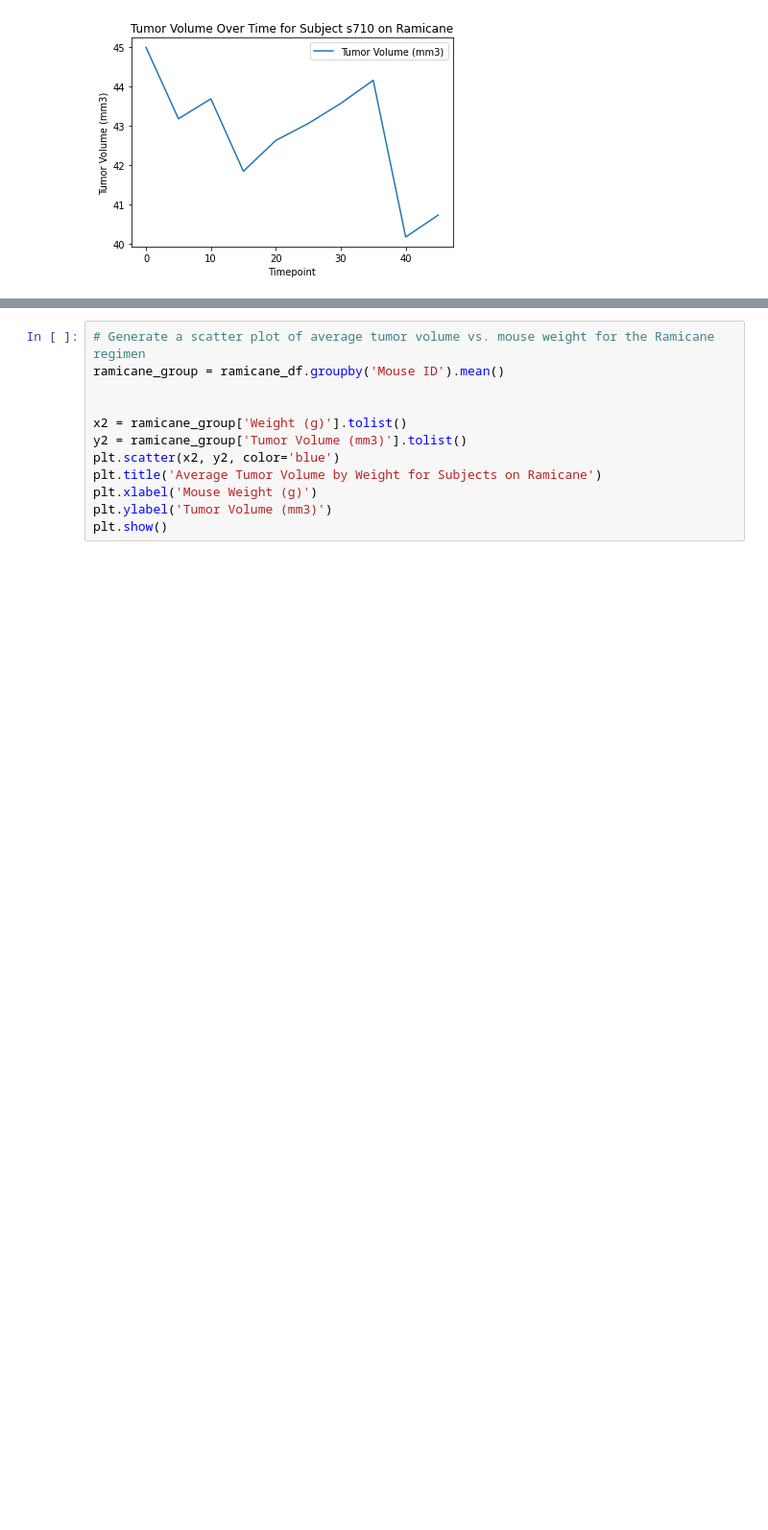
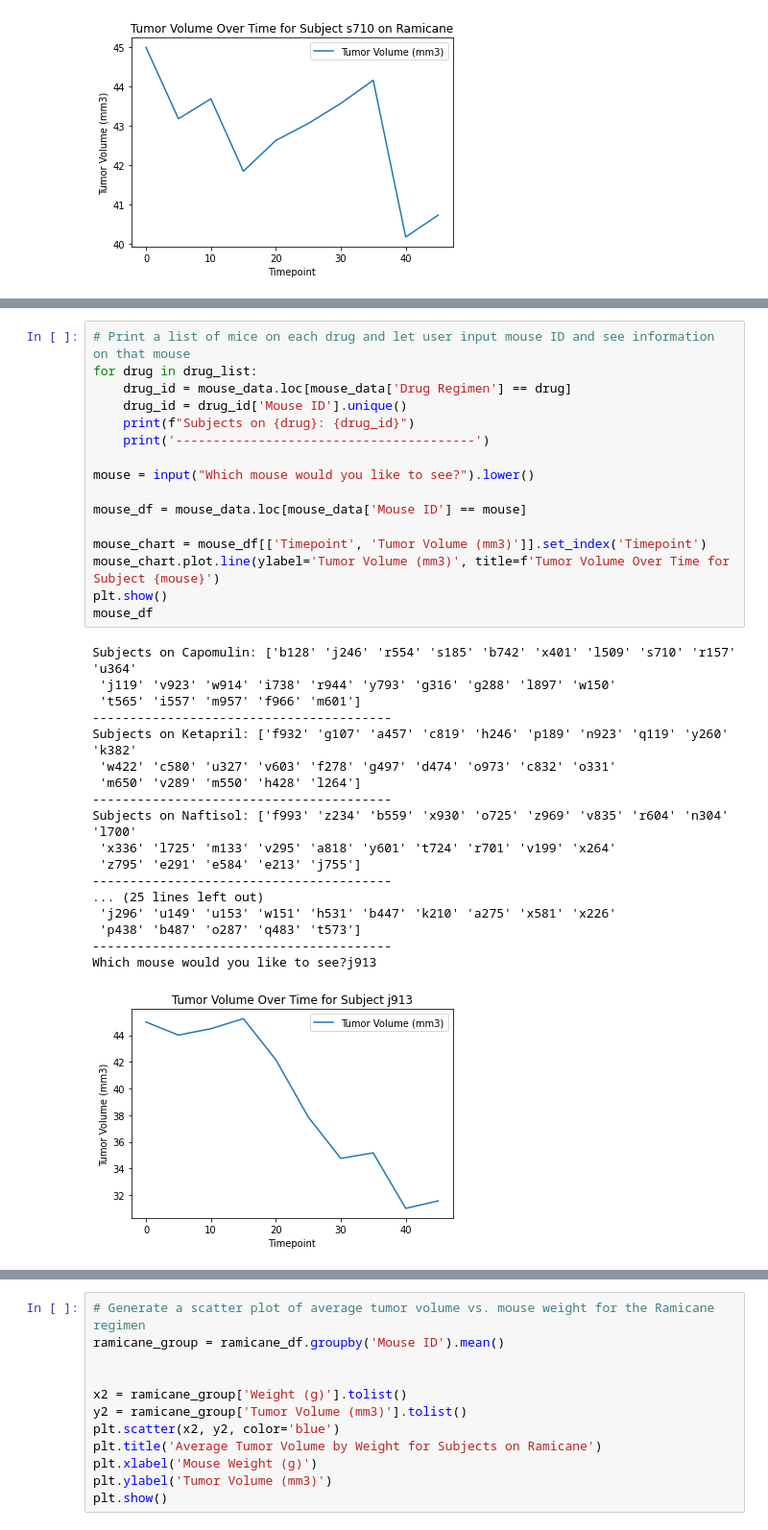
Before and after one commit to SwervingMage86/matplotlib-challenge, a Jupyter notebook: Pymaceuticals/pymaceuticals.ipynb, the cells around one changed output, grey strips where cells are left out. Shown at 96% size. Cells and saved outputs as stored; diff of their text form; blank space fills up the shorter version.

```diff
--- a/Pymaceuticals/pymaceuticals.ipynb
+++ b/Pymaceuticals/pymaceuticals.ipynb
@@ -346,3 +356,38 @@ g791_chart.plot.line(ylabel='Tumor Volume (mm3)', title='Tumor Volume Over Time
 plt.show()
 # %% [output]
 [figure]
+# %%
+# Print a list of mice on each drug and let user input mouse ID and see information on that mouse
+for drug in drug_list:
+    drug_id = mouse_data.loc[mouse_data['Drug Regimen'] == drug]
+    drug_id = drug_id['Mouse ID'].unique()
+    print(f"Subjects on {drug}: {drug_id}")
+    print('----------------------------------------')
+
+mouse = input("Which mouse would you like to see?").lower()
+
+mouse_df = mouse_data.loc[mouse_data['Mouse ID'] == mouse]
+
+mouse_chart = mouse_df[['Timepoint', 'Tumor Volume (mm3)']].set_index('Timepoint')
+mouse_chart.plot.line(ylabel='Tumor Volume (mm3)', title=f'Tumor Volume Over Time for Subject {mouse}')
+plt.show()
+mouse_df
+# %% [output]
+Subjects on Capomulin: ['b128' 'j246' 'r554' 's185' 'b742' 'x401' 'l509' 's710' 'r157' 'u364'
+ 'j119' 'v923' 'w914' 'i738' 'r944' 'y793' 'g316' 'g288' 'l897' 'w150'
+ 't565' 'i557' 'm957' 'f966' 'm601']
+----------------------------------------
+Subjects on Ketapril: ['f932' 'g107' 'a457' 'c819' 'h246' 'p189' 'n923' 'q119' 'y260' 'k382'
+ 'w422' 'c580' 'u327' 'v603' 'f278' 'g497' 'd474' 'o973' 'c832' 'o331'
+ 'm650' 'v289' 'm550' 'h428' 'l264']
+----------------------------------------
+Subjects on Naftisol: ['f993' 'z234' 'b559' 'x930' 'o725' 'z969' 'v835' 'r604' 'n304' 'l700'
+ 'x336' 'l725' 'm133' 'v295' 'a818' 'y601' 't724' 'r701' 'v199' 'x264'
+ 'z795' 'e291' 'e584' 'e213' 'j755']
+----------------------------------------
+... (25 lines left out)
+ 'j296' 'u149' 'u153' 'w151' 'h531' 'b447' 'k210' 'a275' 'x581' 'x226'
+ 'p438' 'b487' 'o287' 'q483' 't573']
+----------------------------------------
+Which mouse would you like to see?j913
+[figure, added]
```
Also changed, not shown: parts of 14 cells of this notebook, 1 other file.
